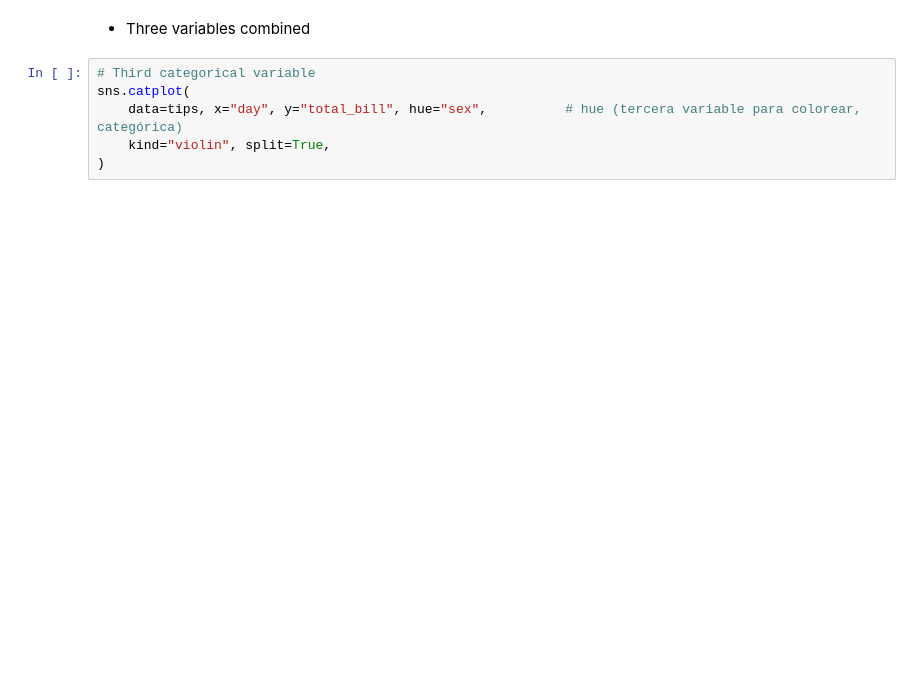
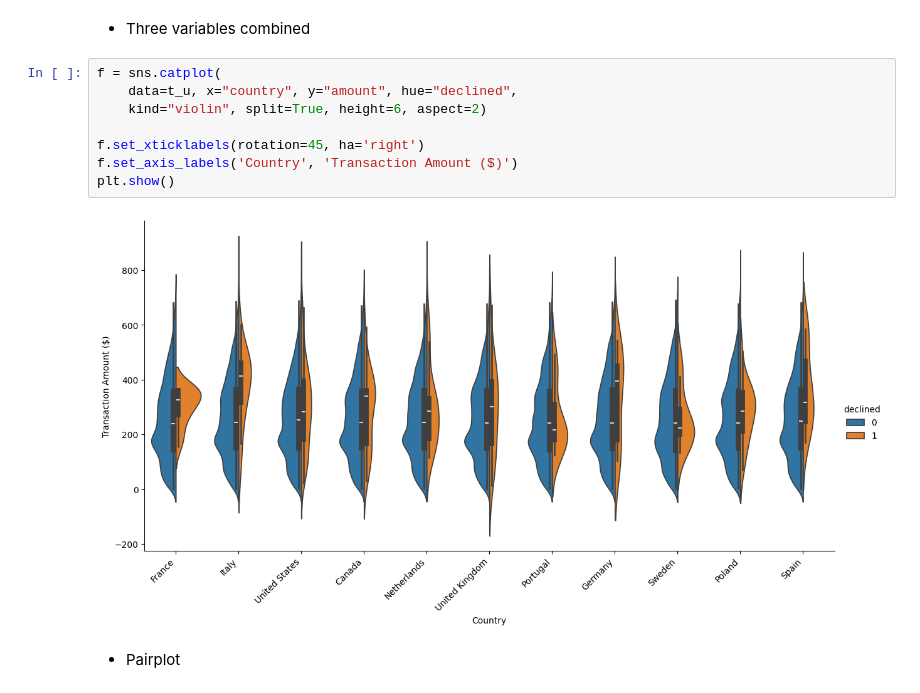
Before and after one commit to flordis/IT-Academy, a Jupyter notebook: sprint11/sprint11.ipynb, the cells around one changed output. Cells and saved outputs as stored; diff of their text form; blank space fills up the shorter version.

```diff
--- a/sprint11/sprint11.ipynb
+++ b/sprint11/sprint11.ipynb
@@ -194,8 +211,14 @@ plt.show()
 # %% [markdown]
 - Three variables combined
 # %%
-# Third categorical variable
-sns.catplot(
-    data=tips, x="day", y="total_bill", hue="sex",          # hue (tercera variable para colorear, categórica)
-    kind="violin", split=True,
-)
+f = sns.catplot(
+    data=t_u, x="country", y="amount", hue="declined",
+    kind="violin", split=True, height=6, aspect=2)
+
+f.set_xticklabels(rotation=45, ha='right')
+f.set_axis_labels('Country', 'Transaction Amount ($)')
+plt.show()
+# %% [output]
+[figure, added]
+# %% [markdown]
+- Pairplot
```
Also changed, not shown: parts of 19 cells of this notebook.
